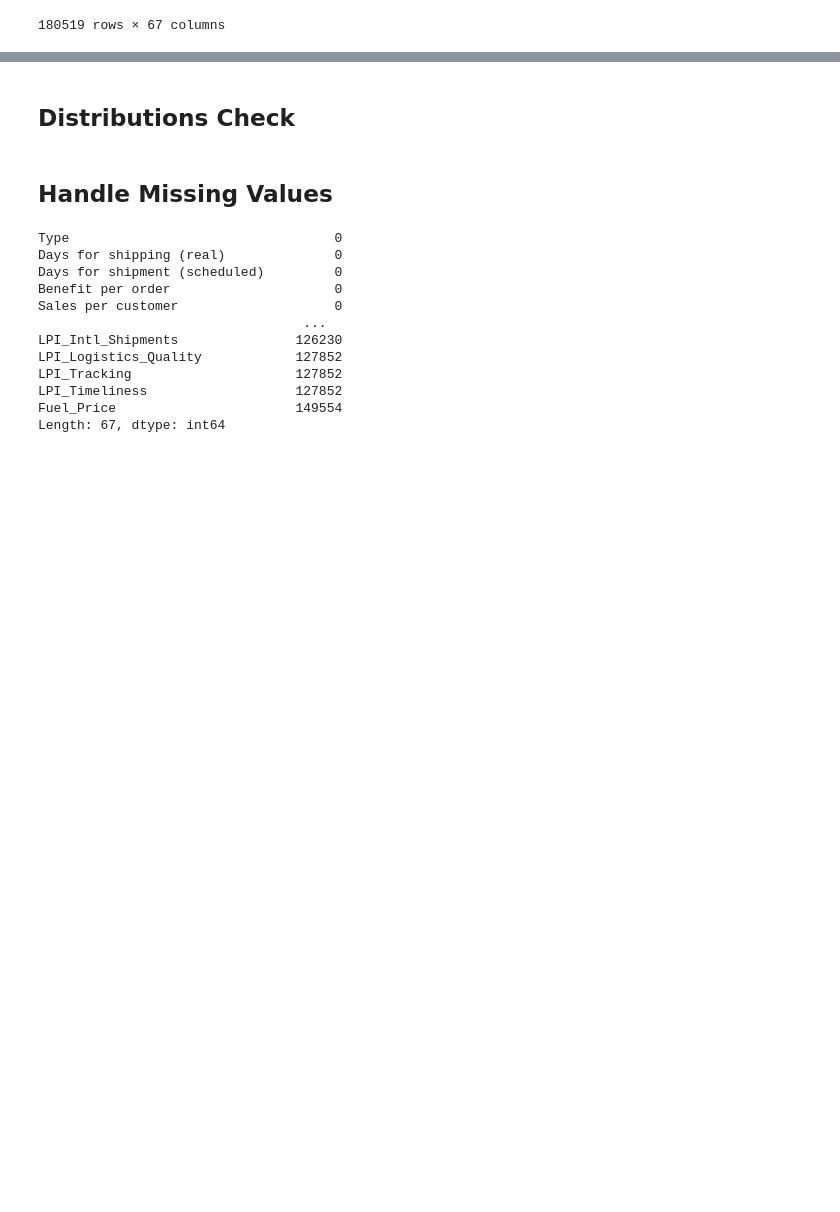
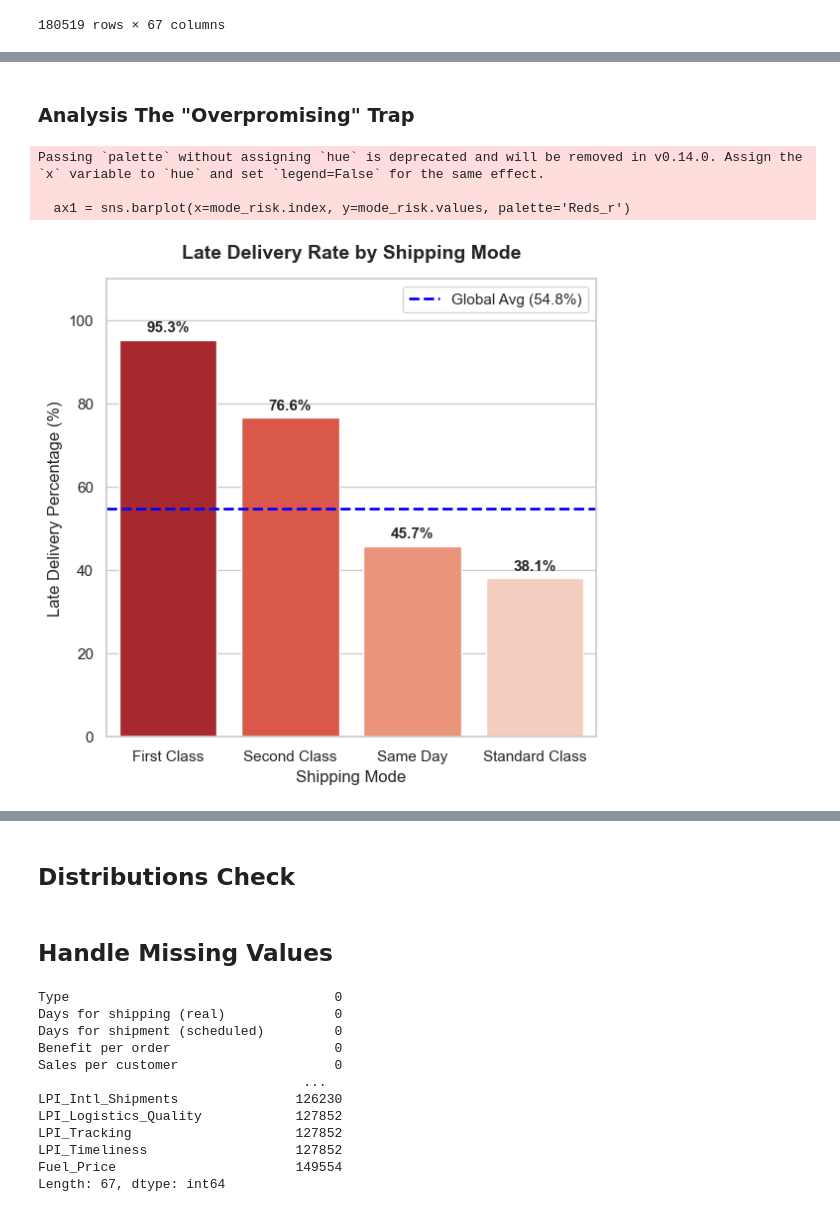
Before and after one commit to ahmdtrdi/LogisticAIOptimization, a Jupyter notebook: notebooks/EDA.ipynb, the cells around one changed output, grey strips where cells are left out. Saved outputs shown, nothing was run; the diff lists cells and outputs as text; code cells hidden in the pictures; blank space fills up the shorter version.

Commit message:
feat(eda): complete hypothesis-driven EDA and strategic analysis

```diff
--- a/notebooks/EDA.ipynb
+++ b/notebooks/EDA.ipynb
@@ -639,0 +737,33 @@ plt.show()
+# %% [markdown]
+### Analysis The "Overpromising" Trap
+# %%
+sns.set(style="whitegrid")
+plt.figure(figsize=(14, 6))
+
+plt.subplot(1, 2, 1)
+
+# Hitung data
+mode_risk = data_raw.groupby('Shipping Mode')['is_late'].mean().sort_values(ascending=False) * 100
+
+# Plot Bar Chart
+ax1 = sns.barplot(x=mode_risk.index, y=mode_risk.values, palette='Reds_r')
+
+# Kosmetik Grafik
+plt.title('Late Delivery Rate by Shipping Mode', fontsize=14, fontweight='bold', pad=15)
+plt.ylabel('Late Delivery Percentage (%)', fontsize=12)
+plt.xlabel('Shipping Mode', fontsize=12)
+plt.ylim(0, 110)  # Kasih ruang lebih di atas
+
+# Garis rata-rata global
+global_avg = data_raw['is_late'].mean() * 100
+plt.axhline(y=global_avg, color='blue', linestyle='--', linewidth=2, label=f'Global Avg ({global_avg:.1f}%)')
+plt.legend()
+
+# Label Angka
+for i, v in enumerate(mode_risk.values):
+    ax1.text(i, v + 2, f"{v:.1f}%", ha='center', fontweight='bold', fontsize=11)
+# %% [output]
+Passing `palette` without assigning `hue` is deprecated and will be removed in v0.14.0. Assign the `x` variable to `hue` and set `legend=False` for the same effect.
+
+  ax1 = sns.barplot(x=mode_risk.index, y=mode_risk.values, palette='Reds_r')
+[figure, added]
```
Also changed, not shown: parts of 28 cells of this notebook.
